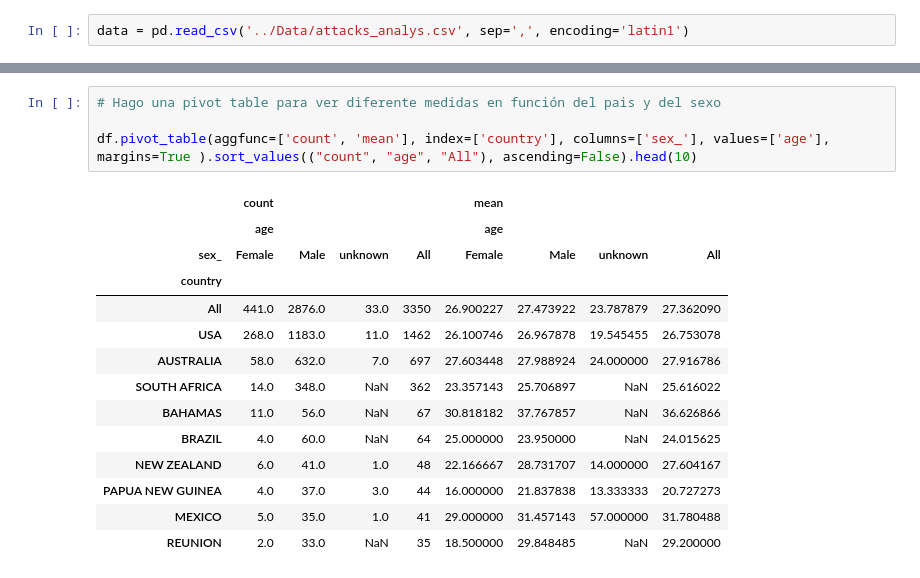
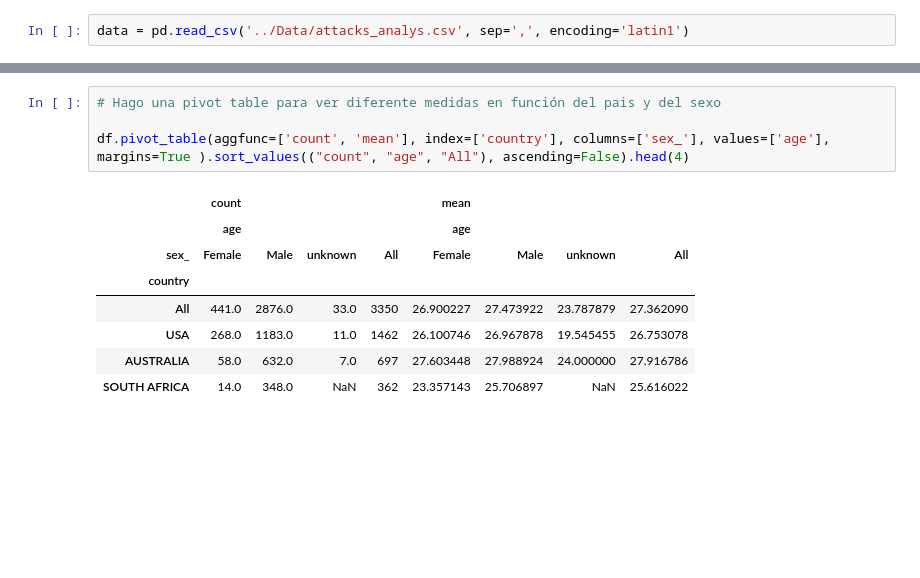
Before and after one commit to Arturo-Rodriguez-Moreno/2_proyecto_limpieza_sharks, a Jupyter notebook: notebook/proyecto_shark_analisis.ipynb, the cells around one changed output, grey strips where cells are left out. Drawn from its saved outputs; the diff is of its cells as text; blank space fills up the shorter version.

```diff
--- a/notebook/proyecto_shark_analisis.ipynb
+++ b/notebook/proyecto_shark_analisis.ipynb
@@ -58,19 +78,13 @@ df.groupby("country").agg({"age": ["count", "mean", "median", "std"]}).sort_valu
 # %%
 # Hago una pivot table para ver diferente medidas en función del pais y del sexo
 
-df.pivot_table(aggfunc=['count', 'mean'], index=['country'], columns=['sex_'], values=['age'], margins=True ).sort_values(("count", "age", "All"), ascending=False).head(10)
+df.pivot_table(aggfunc=['count', 'mean'], index=['country'], columns=['sex_'], values=['age'], margins=True ).sort_values(("count", "age", "All"), ascending=False).head(4)
 # %% [output]
 |  | count |  |  |  | mean |  |  |  |
 |  | age |  |  |  | age |  |  |  |
 | sex_ | Female | Male | unknown | All | Female | Male | unknown | All |
 | country |  |  |  |  |  |  |  |  |
 | All | 441.0 | 2876.0 | 33.0 | 3350 | 26.900227 | 27.473922 | 23.787879 | 27.362090 |
 | USA | 268.0 | 1183.0 | 11.0 | 1462 | 26.100746 | 26.967878 | 19.545455 | 26.753078 |
 | AUSTRALIA | 58.0 | 632.0 | 7.0 | 697 | 27.603448 | 27.988924 | 24.000000 | 27.916786 |
 | SOUTH AFRICA | 14.0 | 348.0 | NaN | 362 | 23.357143 | 25.706897 | NaN | 25.616022 |
-| BAHAMAS | 11.0 | 56.0 | NaN | 67 | 30.818182 | 37.767857 | NaN | 36.626866 |
-| BRAZIL | 4.0 | 60.0 | NaN | 64 | 25.000000 | 23.950000 | NaN | 24.015625 |
-| NEW ZEALAND | 6.0 | 41.0 | 1.0 | 48 | 22.166667 | 28.731707 | 14.000000 | 27.604167 |
-| PAPUA NEW GUINEA | 4.0 | 37.0 | 3.0 | 44 | 16.000000 | 21.837838 | 13.333333 | 20.727273 |
-| MEXICO | 5.0 | 35.0 | 1.0 | 41 | 29.000000 | 31.457143 | 57.000000 | 31.780488 |
-| REUNION | 2.0 | 33.0 | NaN | 35 | 18.500000 | 29.848485 | NaN | 29.200000 |
```
Also changed, not shown: parts of 10 cells of this notebook, 6 other files.
